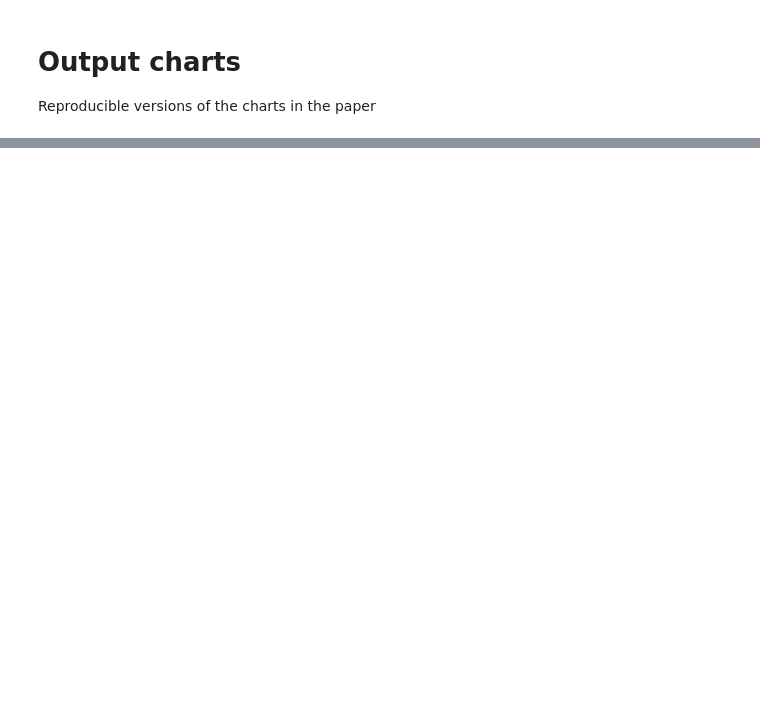
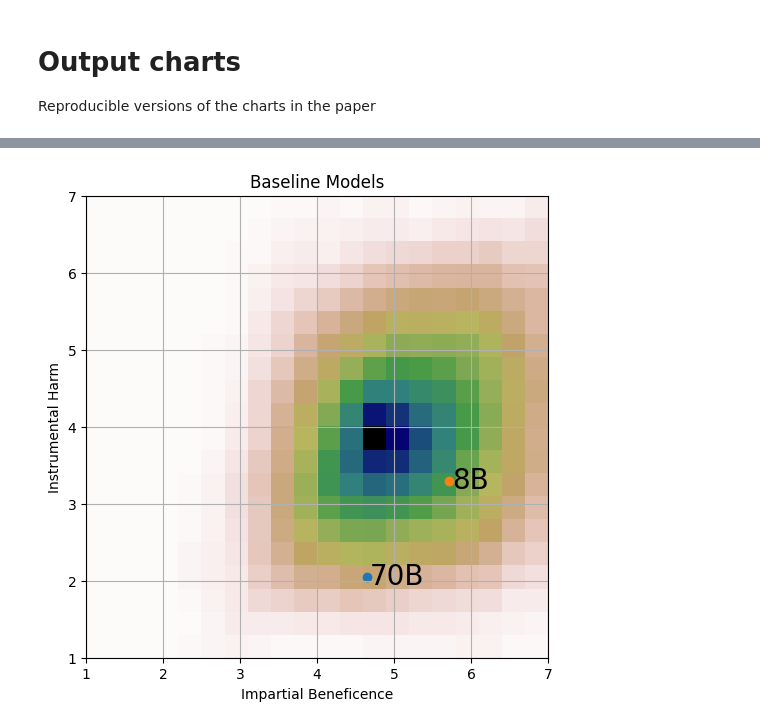
Before and after one commit to BorisTheBrave/reprogramming-ai-models, a Jupyter notebook: analysis.ipynb, the cells around one changed output, grey strips where cells are left out. Drawn from its saved outputs; the diff is of its cells as text; code cells hidden in the pictures; blank space fills up the shorter version.

```diff
--- a/analysis.ipynb
+++ b/analysis.ipynb
@@ -141,0 +173,4 @@ do_plots(get_df(moral_factors))
+# %%
+do_plots(get_df(baseline_models), title="Baseline Models", heatmap=True, fontsize=20)
+# %% [output]
+[figure, added]
```
Also changed, not shown: parts of 7 cells of this notebook.
